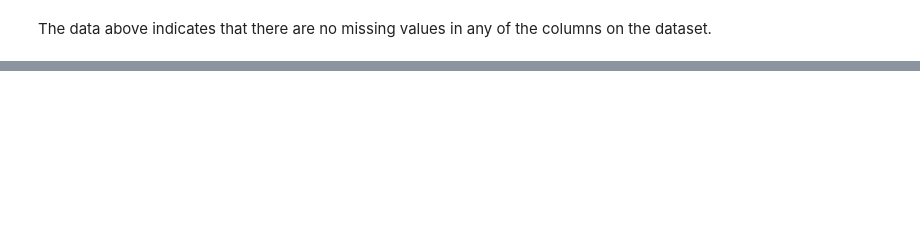
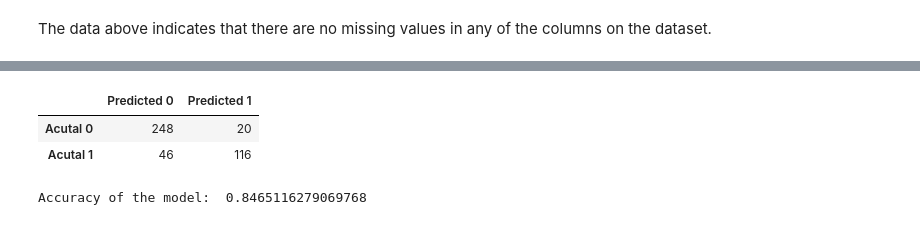
Before and after one commit to sakshirgangurde/MM0001-Operation-Mind-Shield, a Jupyter notebook: submissions/karl munroe/karl_munroe_operation_mind_shield.ipynb, the cells around one changed output, grey strips where cells are left out. Drawn from its saved outputs; the diff is of its cells as text; code cells hidden in the pictures; blank space fills up the shorter version.

Commit message:
Completed the Logistic regresssion of the Mission.

```diff
--- a/submissions/karl munroe/karl_munroe_operation_mind_shield.ipynb
+++ b/submissions/karl munroe/karl_munroe_operation_mind_shield.ipynb
@@ -77,0 +117,4 @@ The number of missing rows:  0
+# %%
+#### Split the dataset into training and test sets
+
+X_train, X_test, y_train, y_test = train_test_split(X, y, test_size=0.2)
@@ -77,0 +123,4 @@ The number of missing rows:  0
+# %%
+scaler = StandardScaler()
+X_train = scaler.fit_transform(X_train)
+X_test = scaler.fit_transform(X_test)
@@ -77,0 +129,3 @@ The number of missing rows:  0
+# %%
+classifier = LogisticRegression(random_state=123)
+classifier.fit(X_train, y_train)
@@ -77,0 +136,4 @@ The number of missing rows:  0
+# %%
+
+y_pred = classifier.predict(X_test)
+y_pred
@@ -77,0 +161,15 @@ The number of missing rows:  0
+# %%
+from sklearn.metrics import confusion_matrix, accuracy_score
+
+cm = pd.DataFrame(confusion_matrix(y_test, y_pred)) # create the confusion matrix
+cm.columns = ['Predicted 0', 'Predicted 1'] #
+cm.rename(index={0: 'Acutal 0', 1: 'Acutal 1'}, inplace=True)
+accuracy = accuracy_score(y_test, y_pred)
+
+display(cm)
+print('Accuracy of the model: ', accuracy)
+# %% [output]
+|  | Predicted 0 | Predicted 1 |
+| Acutal 0 | 248 | 20 |
+| Acutal 1 | 46 | 116 |
+Accuracy of the model:  0.8465116279069768
```
Also changed, not shown: parts of 19 cells of this notebook.
